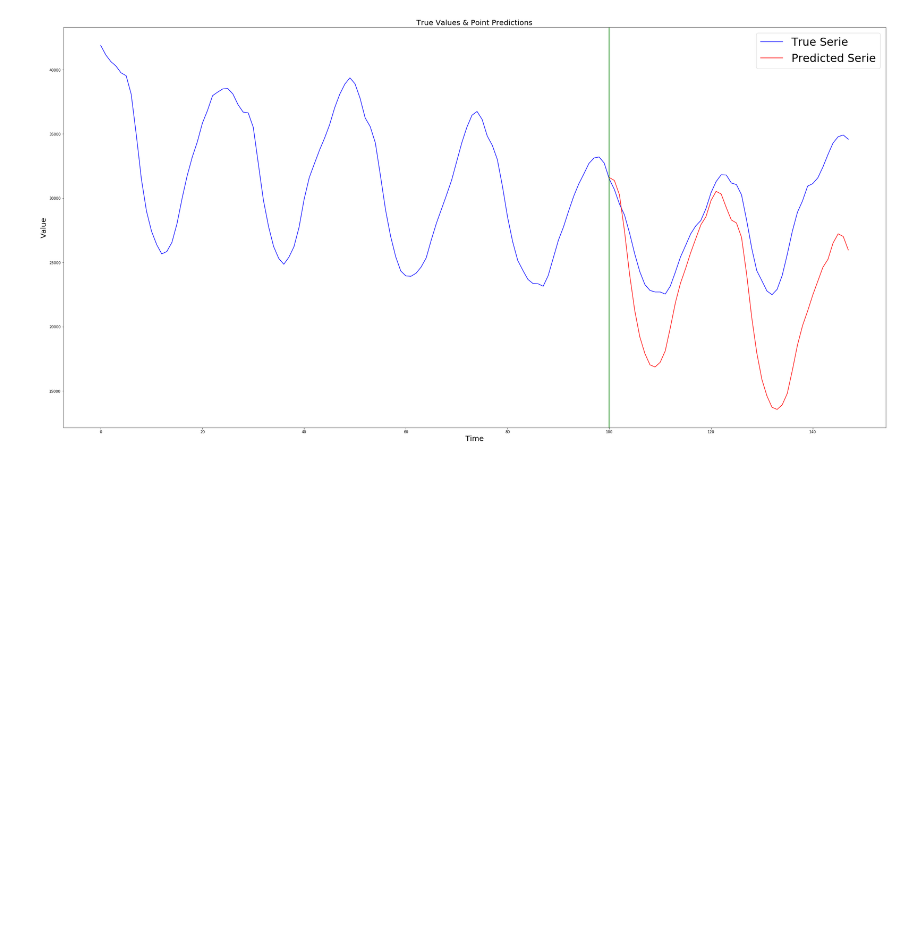
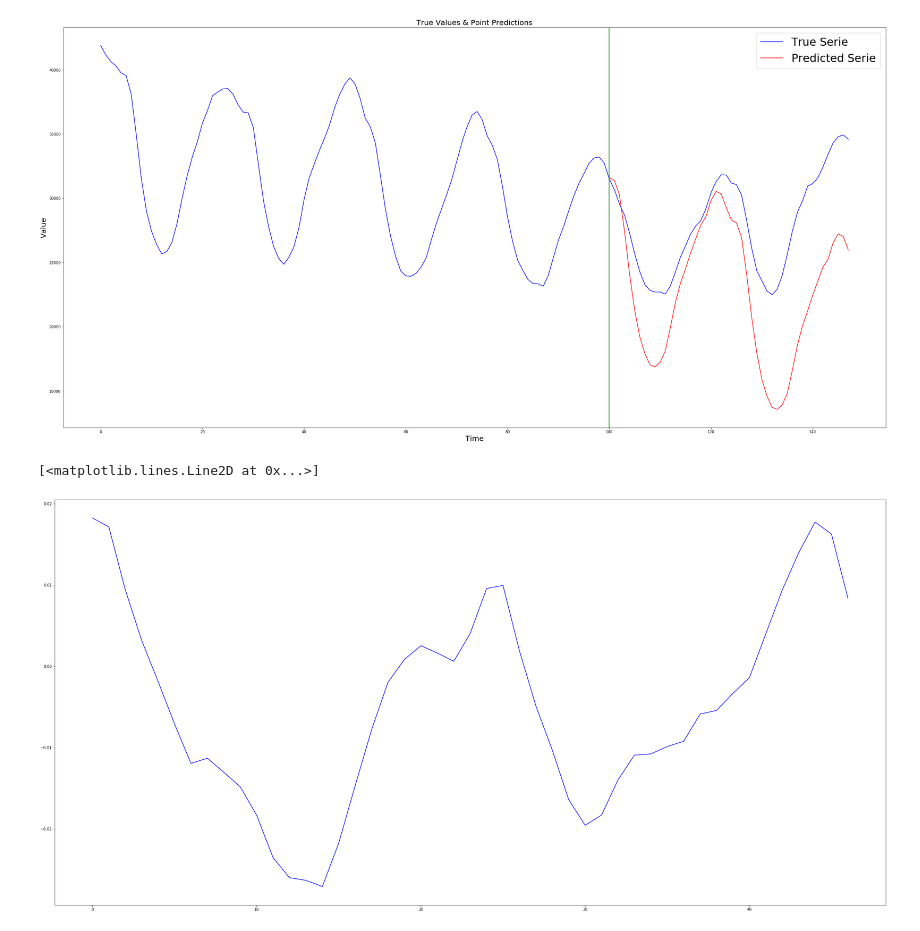
Before and after one commit to yamen23ali/m4-lstm, a Jupyter notebook: notebooks/Insights.ipynb, the cells around one changed output. Cells and saved outputs as stored; diff of their text form; code cells hidden in the pictures; blank space fills up the shorter version.

```diff
--- a/notebooks/Insights.ipynb
+++ b/notebooks/Insights.ipynb
@@ -58,3 +68,20 @@ prediction = exponential_smoothing(x)
 plot_serie_and_prediction(x[:][np.newaxis], y[:][np.newaxis], prediction[:][np.newaxis])
 # %% [output]
 [figure]
+# %%
+IDX = 11
+data= test_y[IDX,:]
+shifted_data = np.append(train_x[IDX,1:], 0)
+diff = shifted_data - data
+diff = diff[:-1]
+
+#print(data.shape)
+#print(shifted_data.shape)
+#print(diff.shape)
+
+fig, axs = plt.subplots(1, 1, figsize=(40, 20))
+time_axes = np.arange(0, len(diff))
+axs.plot(time_axes, diff, color='b')
+# %% [output]
+[<matplotlib.lines.Line2D at 0x...>]
+[figure, added]
```
Also changed, not shown: parts of 3 cells of this notebook, 8 other files.
